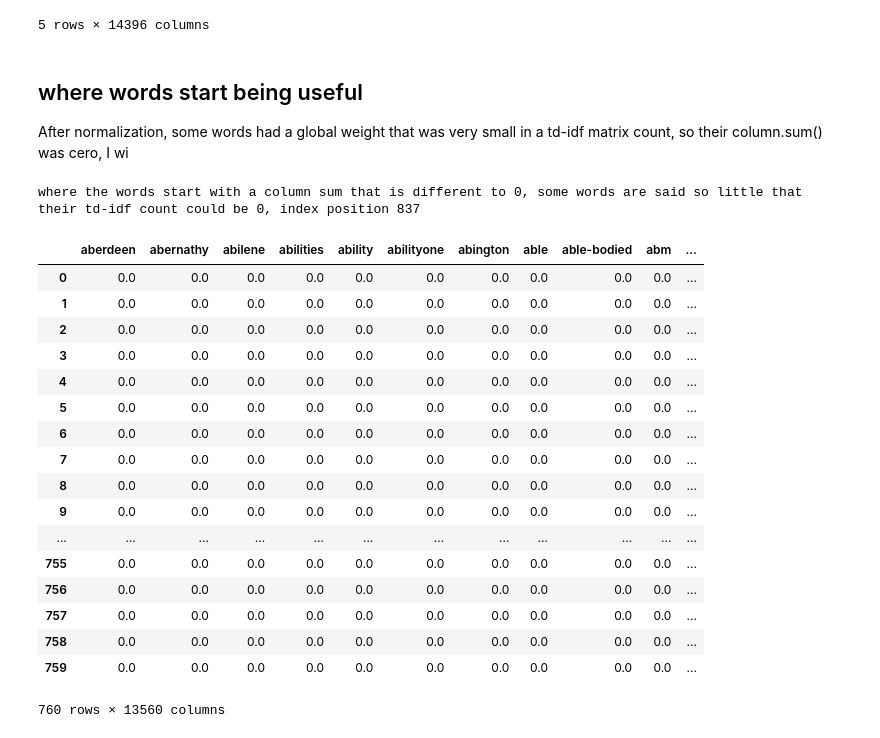
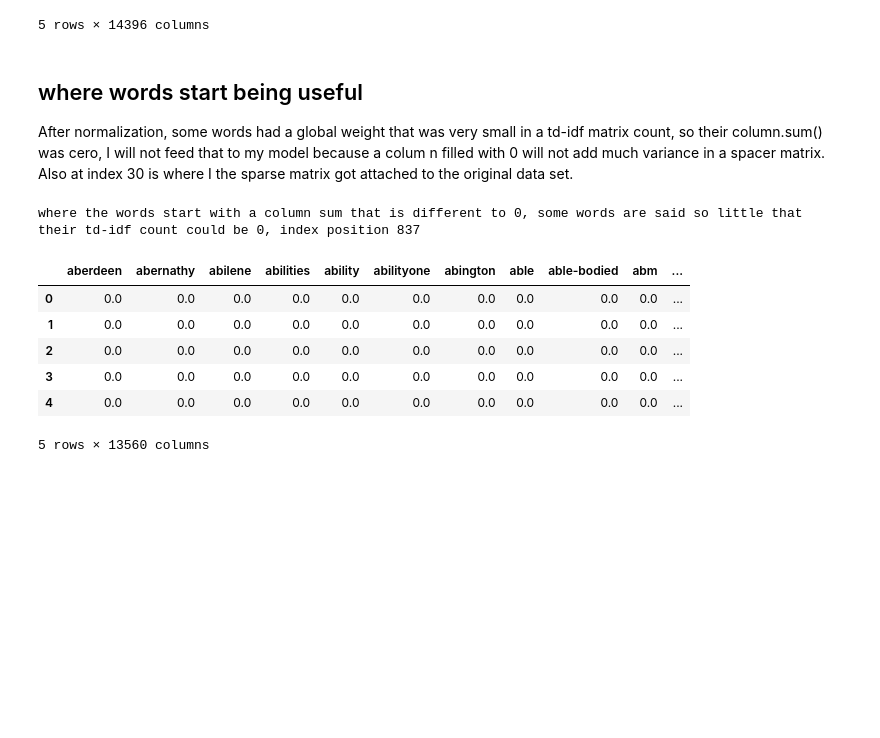
Before and after one commit to caromedellin/Python-notes, a Jupyter notebook: exploratory-data-analysis/column-clean-methods.ipynb, the cells around one changed output. Drawn from its saved outputs; the diff is of its cells as text; code cells hidden in the pictures; blank space fills up the shorter version.

Commit message:
after import of libraries, describe and select useful data

```diff
--- a/exploratory-data-analysis/column-clean-methods.ipynb
+++ b/exploratory-data-analysis/column-clean-methods.ipynb
@@ -387,27 +387,16 @@ capitol_words.head()
 5 rows × 14396 columns
 # %% [markdown]
 ##  where words start being useful
-After normalization, some words had a global weight that was very small in a td-idf matrix count, so their column.sum() was cero, I wi
+After normalization, some words had a global weight that was very small in a td-idf matrix count, so their column.sum() was cero, I will not feed that to my model because a colum n filled with 0 will not add much variance in a spacer matrix. Also at index 30 is where I the sparse matrix got attached to the original data set.
 # %%
 print "where the words start with a column sum that is different to 0, some words are said so little that their td-idf count could be 0, index position", word_finder(capitol_words,30)
-capitol_words.ix[:,836:]
+capitol_words.ix[:,836:].head()
 # %% [output]
 where the words start with a column sum that is different to 0, some words are said so little that their td-idf count could be 0, index position 837
 |  | aberdeen | abernathy | abilene | abilities | ability | abilityone | abington | able | able-bodied | abm | ... |
 | 0 | 0.0 | 0.0 | 0.0 | 0.0 | 0.0 | 0.0 | 0.0 | 0.0 | 0.0 | 0.0 | ... |
 | 1 | 0.0 | 0.0 | 0.0 | 0.0 | 0.0 | 0.0 | 0.0 | 0.0 | 0.0 | 0.0 | ... |
 | 2 | 0.0 | 0.0 | 0.0 | 0.0 | 0.0 | 0.0 | 0.0 | 0.0 | 0.0 | 0.0 | ... |
 | 3 | 0.0 | 0.0 | 0.0 | 0.0 | 0.0 | 0.0 | 0.0 | 0.0 | 0.0 | 0.0 | ... |
 | 4 | 0.0 | 0.0 | 0.0 | 0.0 | 0.0 | 0.0 | 0.0 | 0.0 | 0.0 | 0.0 | ... |
-| 5 | 0.0 | 0.0 | 0.0 | 0.0 | 0.0 | 0.0 | 0.0 | 0.0 | 0.0 | 0.0 | ... |
-| 6 | 0.0 | 0.0 | 0.0 | 0.0 | 0.0 | 0.0 | 0.0 | 0.0 | 0.0 | 0.0 | ... |
-| 7 | 0.0 | 0.0 | 0.0 | 0.0 | 0.0 | 0.0 | 0.0 | 0.0 | 0.0 | 0.0 | ... |
-| 8 | 0.0 | 0.0 | 0.0 | 0.0 | 0.0 | 0.0 | 0.0 | 0.0 | 0.0 | 0.0 | ... |
-| 9 | 0.0 | 0.0 | 0.0 | 0.0 | 0.0 | 0.0 | 0.0 | 0.0 | 0.0 | 0.0 | ... |
-| ... | ... | ... | ... | ... | ... | ... | ... | ... | ... | ... | ... |
-| 755 | 0.0 | 0.0 | 0.0 | 0.0 | 0.0 | 0.0 | 0.0 | 0.0 | 0.0 | 0.0 | ... |
-| 756 | 0.0 | 0.0 | 0.0 | 0.0 | 0.0 | 0.0 | 0.0 | 0.0 | 0.0 | 0.0 | ... |
-| 757 | 0.0 | 0.0 | 0.0 | 0.0 | 0.0 | 0.0 | 0.0 | 0.0 | 0.0 | 0.0 | ... |
-| 758 | 0.0 | 0.0 | 0.0 | 0.0 | 0.0 | 0.0 | 0.0 | 0.0 | 0.0 | 0.0 | ... |
-| 759 | 0.0 | 0.0 | 0.0 | 0.0 | 0.0 | 0.0 | 0.0 | 0.0 | 0.0 | 0.0 | ... |
-760 rows × 13560 columns
+5 rows × 13560 columns
```
